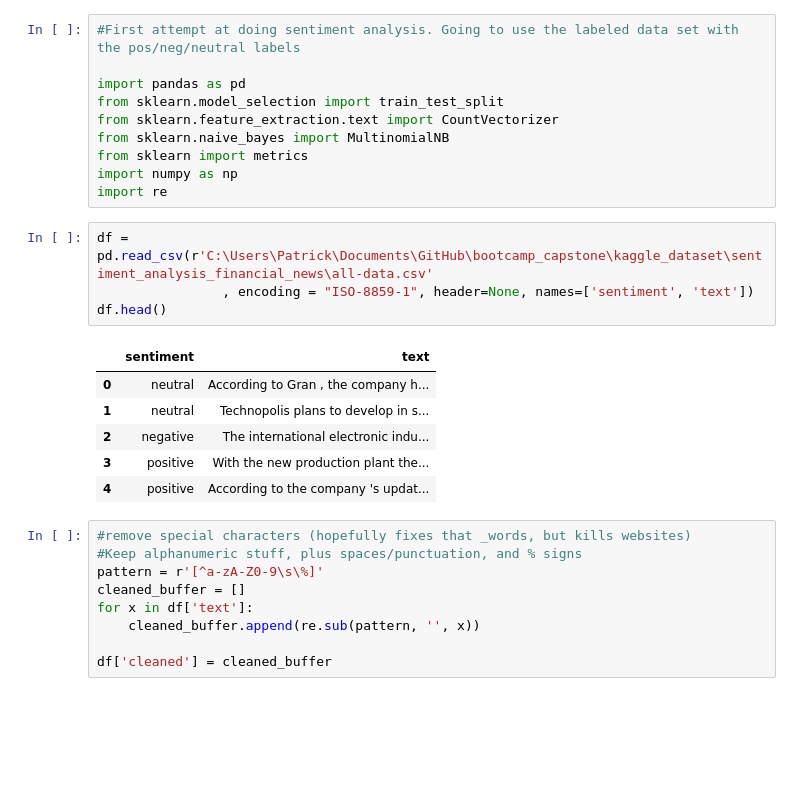
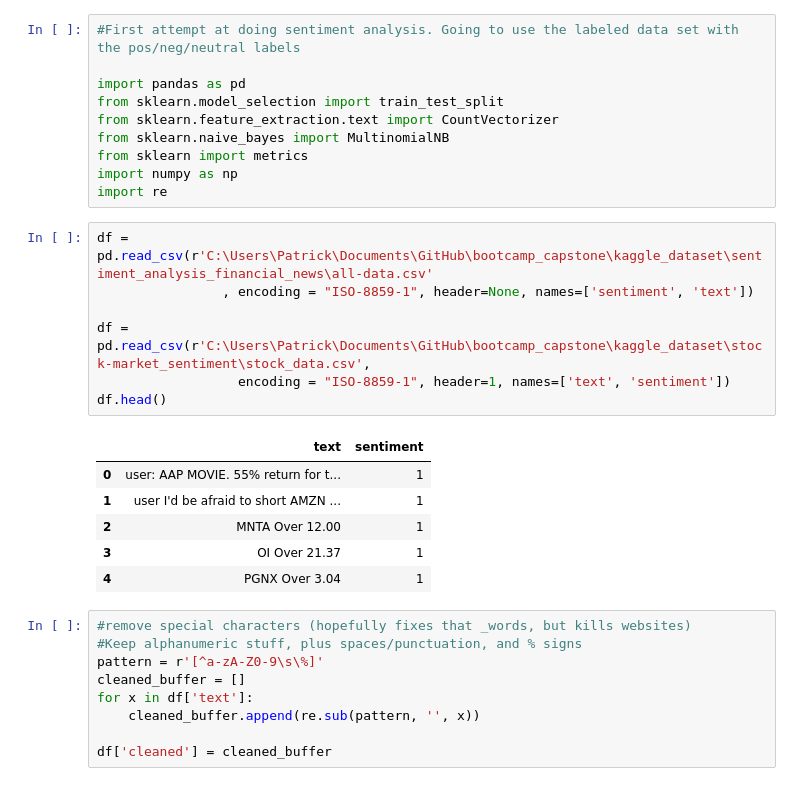
Before and after one commit to pcammall/bootcamp_capstone, a Jupyter notebook: sentiment_classfier.ipynb, the cells around one changed output. Drawn from its saved outputs; the diff is of its cells as text; blank space fills up the shorter version.

Commit message:
Add second classifier method
Used random forest
Used second data set (postive/negative only, no neutral)

```diff
--- a/sentiment_classfier.ipynb
+++ b/sentiment_classfier.ipynb
@@ -11,14 +11,17 @@ import re
 # %%
 df = pd.read_csv(r'C:\Users\Patrick\Documents\GitHub\bootcamp_capstone\kaggle_dataset\sentiment_analysis_financial_news\all-data.csv'
                 , encoding = "ISO-8859-1", header=None, names=['sentiment', 'text'])
+
+df = pd.read_csv(r'C:\Users\Patrick\Documents\GitHub\bootcamp_capstone\kaggle_dataset\stock-market_sentiment\stock_data.csv',
+                  encoding = "ISO-8859-1", header=1, names=['text', 'sentiment'])
 df.head()
 # %% [output]
-|  | sentiment | text |
-| 0 | neutral | According to Gran , the company h... |
-| 1 | neutral | Technopolis plans to develop in s... |
-| 2 | negative | The international electronic indu... |
-| 3 | positive | With the new production plant the... |
-| 4 | positive | According to the company 's updat... |
+|  | text | sentiment |
+| 0 | user: AAP MOVIE. 55% return for t... | 1 |
+| 1 | user I'd be afraid to short AMZN ... | 1 |
+| 2 | MNTA Over 12.00 | 1 |
+| 3 | OI Over 21.37 | 1 |
+| 4 | PGNX Over 3.04 | 1 |
 # %%
 #remove special characters (hopefully fixes that _words, but kills websites)
 #Keep alphanumeric stuff, plus spaces/punctuation, and % signs
```
Also changed, not shown: parts of 2 cells of this notebook, 1 other file.
